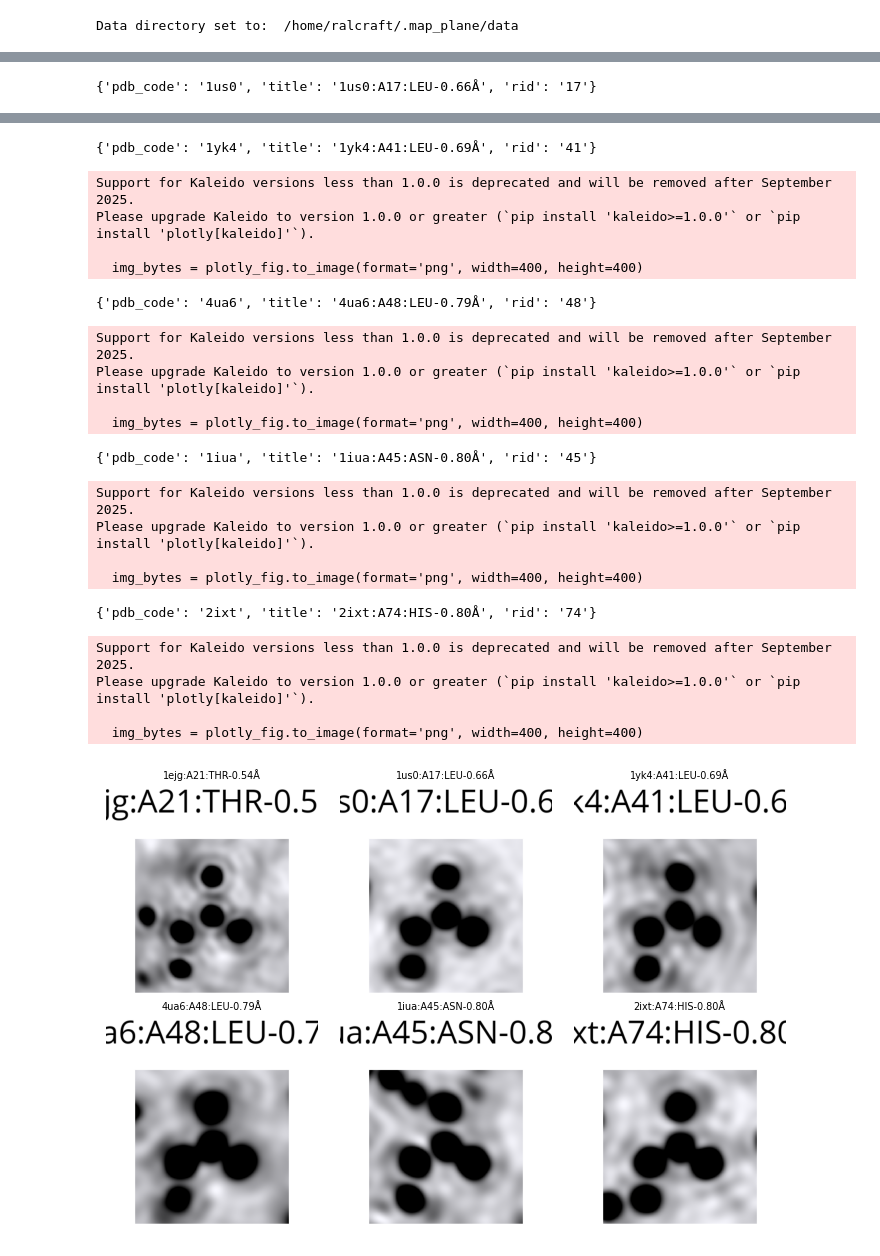
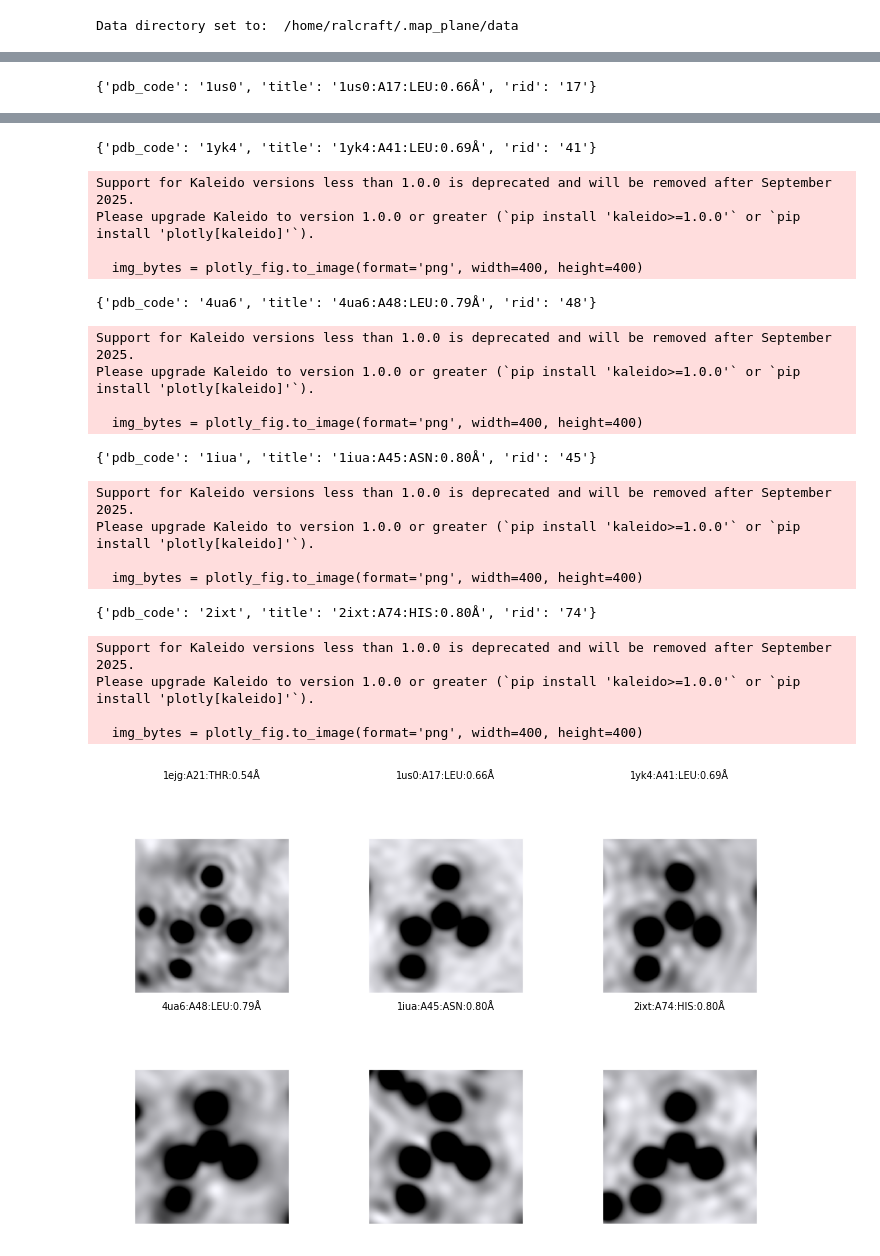
Before and after one commit to rae-gh/map-plane, a Jupyter notebook: notebooks/publications/Figure01_panels.ipynb, the cells around one changed output, grey strips where cells are left out. Cells and saved outputs as stored; diff of their text form; code cells hidden in the pictures.

```diff
--- a/notebooks/publications/Figure01_panels.ipynb
+++ b/notebooks/publications/Figure01_panels.ipynb
@@ -83,7 +83,7 @@ for ax, panel in zip(axes.flat, panels):
                              max_percent=0.15,   # 15% of max density to enhance contrast of rings
                              samples=samples,
                              width=width,
-                             title=title,
+                             title="",
                              plot_type="heatmap",
                              hue="WB")
 
@@ -102,30 +102,30 @@ plt.savefig('Figure01_rings_all.png', dpi=600, bbox_inches='tight')
 Support for Kaleido versions less than 1.0.0 is deprecated and will be removed after September 2025.
 Please upgrade Kaleido to version 1.0.0 or greater (`pip install 'kaleido>=1.0.0'` or `pip install 'plotly[kaleido]'`).
 
   img_bytes = plotly_fig.to_image(format='png', width=400, height=400)
-{'pdb_code': '1us0', 'title': '1us0:A17:LEU-0.66Å', 'rid': '17'}
+{'pdb_code': '1us0', 'title': '1us0:A17:LEU:0.66Å', 'rid': '17'}
 Support for Kaleido versions less than 1.0.0 is deprecated and will be removed after September 2025.
 Please upgrade Kaleido to version 1.0.0 or greater (`pip install 'kaleido>=1.0.0'` or `pip install 'plotly[kaleido]'`).
 
   img_bytes = plotly_fig.to_image(format='png', width=400, height=400)
-{'pdb_code': '1yk4', 'title': '1yk4:A41:LEU-0.69Å', 'rid': '41'}
+{'pdb_code': '1yk4', 'title': '1yk4:A41:LEU:0.69Å', 'rid': '41'}
 Support for Kaleido versions less than 1.0.0 is deprecated and will be removed after September 2025.
 Please upgrade Kaleido to version 1.0.0 or greater (`pip install 'kaleido>=1.0.0'` or `pip install 'plotly[kaleido]'`).
 
   img_bytes = plotly_fig.to_image(format='png', width=400, height=400)
-{'pdb_code': '4ua6', 'title': '4ua6:A48:LEU-0.79Å', 'rid': '48'}
+{'pdb_code': '4ua6', 'title': '4ua6:A48:LEU:0.79Å', 'rid': '48'}
 Support for Kaleido versions less than 1.0.0 is deprecated and will be removed after September 2025.
 Please upgrade Kaleido to version 1.0.0 or greater (`pip install 'kaleido>=1.0.0'` or `pip install 'plotly[kaleido]'`).
 
   img_bytes = plotly_fig.to_image(format='png', width=400, height=400)
-{'pdb_code': '1iua', 'title': '1iua:A45:ASN-0.80Å', 'rid': '45'}
+{'pdb_code': '1iua', 'title': '1iua:A45:ASN:0.80Å', 'rid': '45'}
 Support for Kaleido versions less than 1.0.0 is deprecated and will be removed after September 2025.
 Please upgrade Kaleido to version 1.0.0 or greater (`pip install 'kaleido>=1.0.0'` or `pip install 'plotly[kaleido]'`).
 
   img_bytes = plotly_fig.to_image(format='png', width=400, height=400)
-{'pdb_code': '2ixt', 'title': '2ixt:A74:HIS-0.80Å', 'rid': '74'}
+{'pdb_code': '2ixt', 'title': '2ixt:A74:HIS:0.80Å', 'rid': '74'}
 Support for Kaleido versions less than 1.0.0 is deprecated and will be removed after September 2025.
 Please upgrade Kaleido to version 1.0.0 or greater (`pip install 'kaleido>=1.0.0'` or `pip install 'plotly[kaleido]'`).
 
   img_bytes = plotly_fig.to_image(format='png', width=400, height=400)
-[figure, old version]
+[figure, new version]
```
Also changed, not shown: parts of 2 cells of this notebook, 3 other files.
